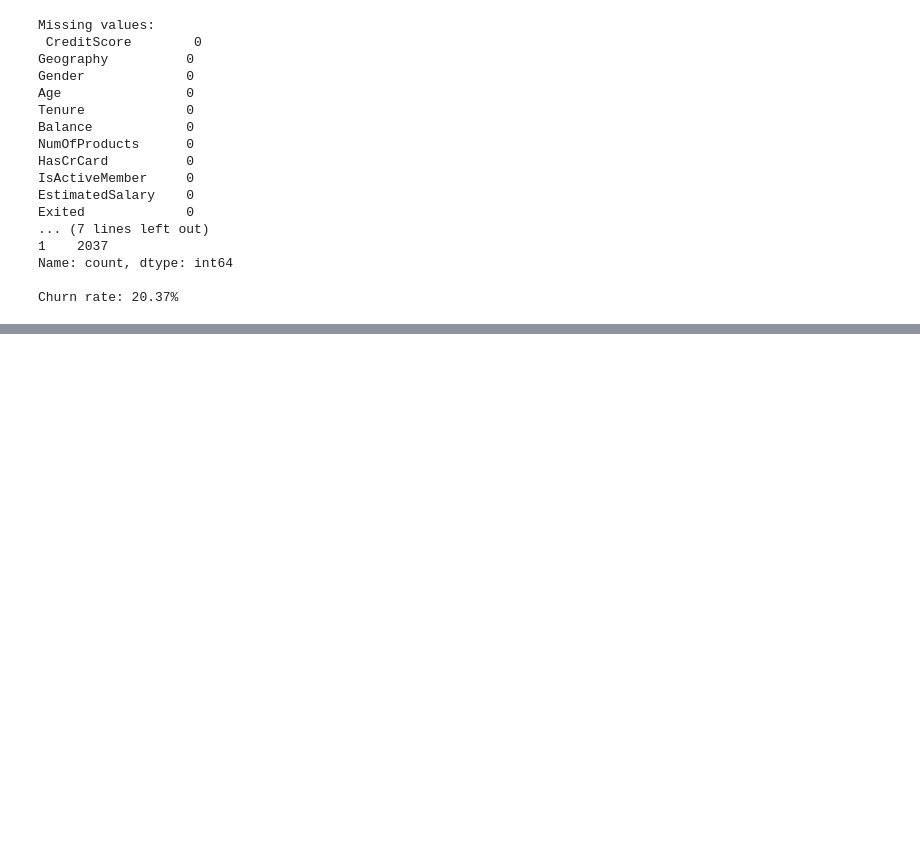
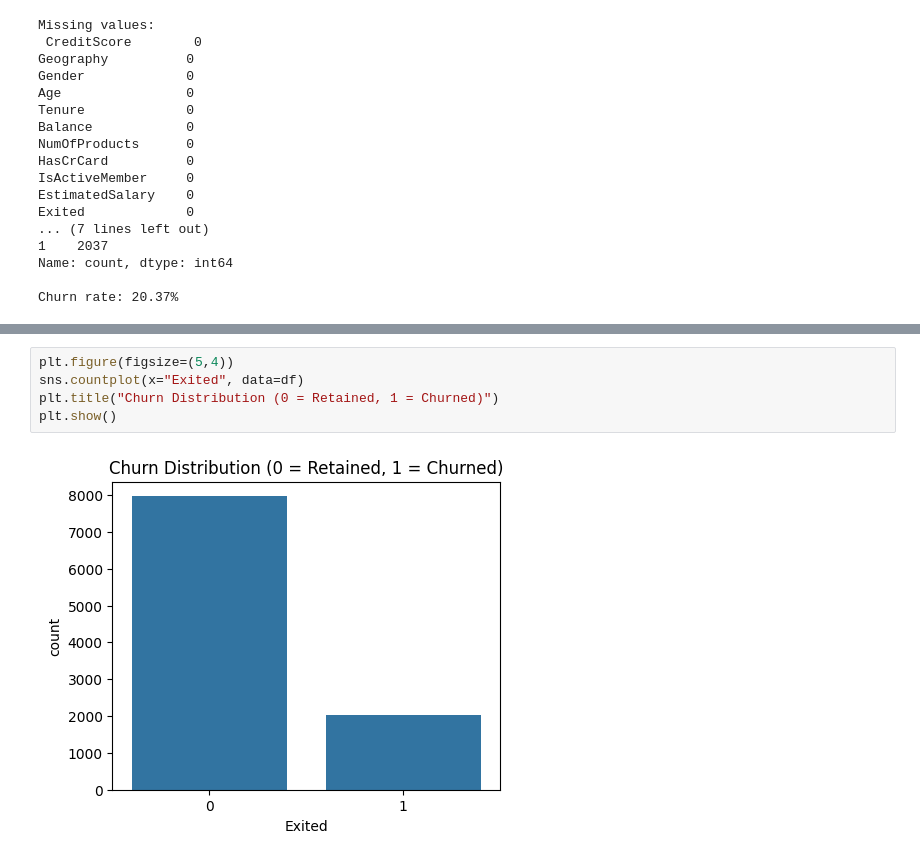
Before and after one commit to rc2308/churn-ensemble-engine, a Jupyter notebook: notebooks/churn_ensemble_engine.ipynb, the cells around one changed output, grey strips where cells are left out. Saved outputs shown, nothing was run; the diff lists cells and outputs as text; blank space fills up the shorter version.

```diff
--- a/notebooks/churn_ensemble_engine.ipynb
+++ b/notebooks/churn_ensemble_engine.ipynb
@@ -93,0 +118,7 @@ Churn rate: 20.37%
+# %%
+plt.figure(figsize=(5,4))
+sns.countplot(x="Exited", data=df)
+plt.title("Churn Distribution (0 = Retained, 1 = Churned)")
+plt.show()
+# %% [output]
+[figure, added]
```
Also changed, not shown: parts of 9 cells of this notebook.
